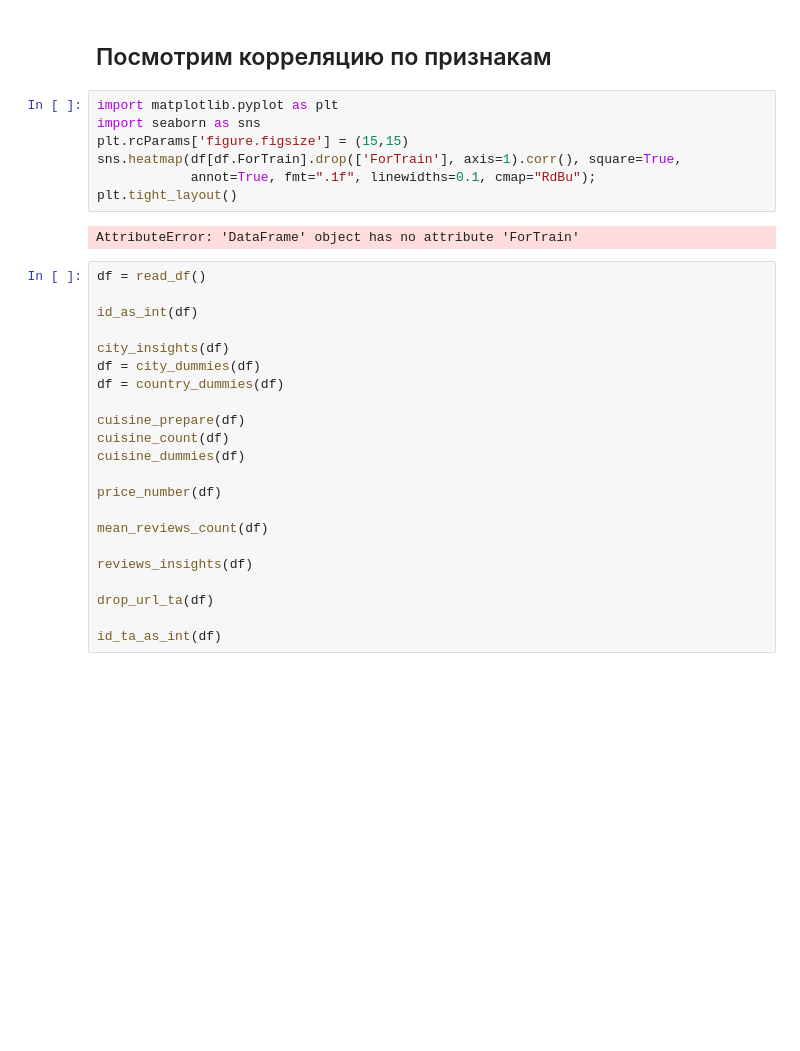
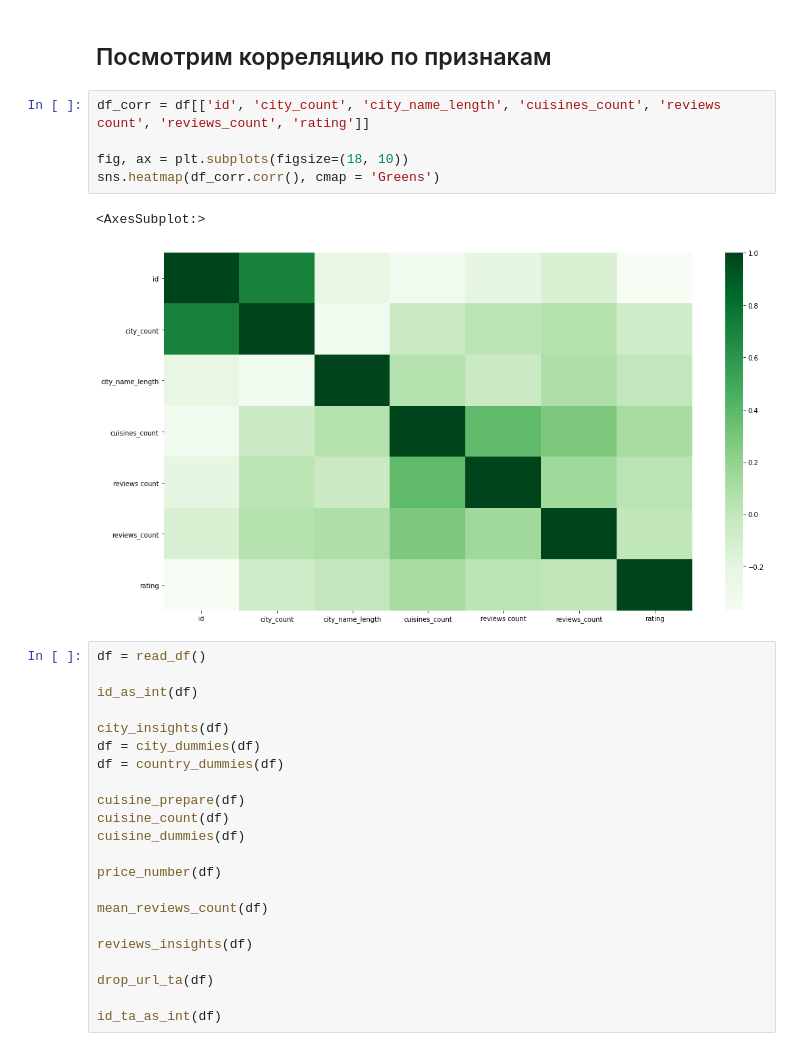
Before and after one commit to veryaskinan/skillfactory, a Jupyter notebook: module_3/your_first_model.ipynb, the cells around one changed output. Drawn from its saved outputs; the diff is of its cells as text; blank space fills up the shorter version.

```diff
--- a/module_3/your_first_model.ipynb
+++ b/module_3/your_first_model.ipynb
@@ -568,15 +581,14 @@ def id_ta_as_int(itai_df):
     itai_df['id_ta'] = itai_df['id_ta'].str[1:].astype(int)
 # %% [markdown]
 ## Посмотрим корреляцию по признакам
-# %%
-import matplotlib.pyplot as plt
-import seaborn as sns
-plt.rcParams['figure.figsize'] = (15,15)
-sns.heatmap(df[df.ForTrain].drop(['ForTrain'], axis=1).corr(), square=True,
-            annot=True, fmt=".1f", linewidths=0.1, cmap="RdBu");
-plt.tight_layout()
-# %% [output]
-AttributeError: 'DataFrame' object has no attribute 'ForTrain'
+# %%
+df_corr = df[['id', 'city_count', 'city_name_length', 'cuisines_count', 'reviews count', 'reviews_count', 'rating']]
+
+fig, ax = plt.subplots(figsize=(18, 10))
+sns.heatmap(df_corr.corr(), cmap = 'Greens')
+# %% [output]
+<AxesSubplot:>
+[figure, added]
 # %%
 df = read_df()
 
```
Also changed, not shown: parts of 16 cells of this notebook.
